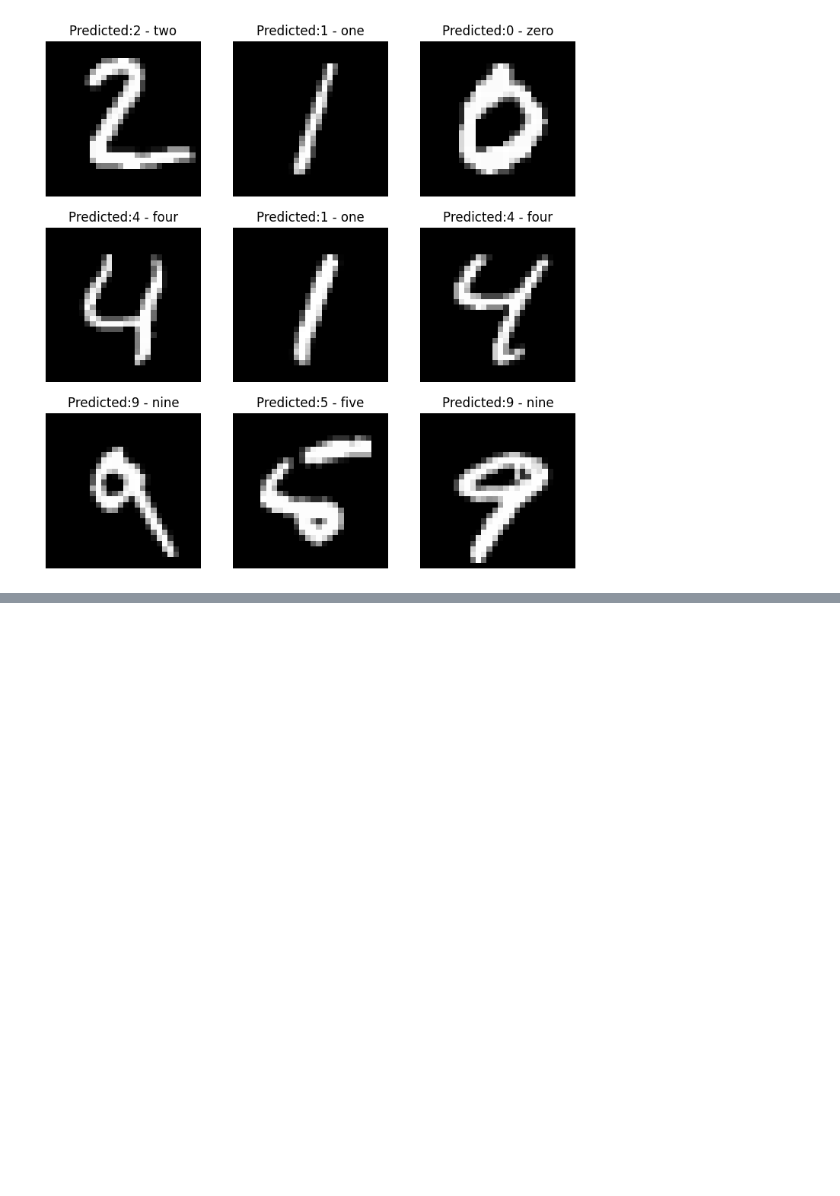
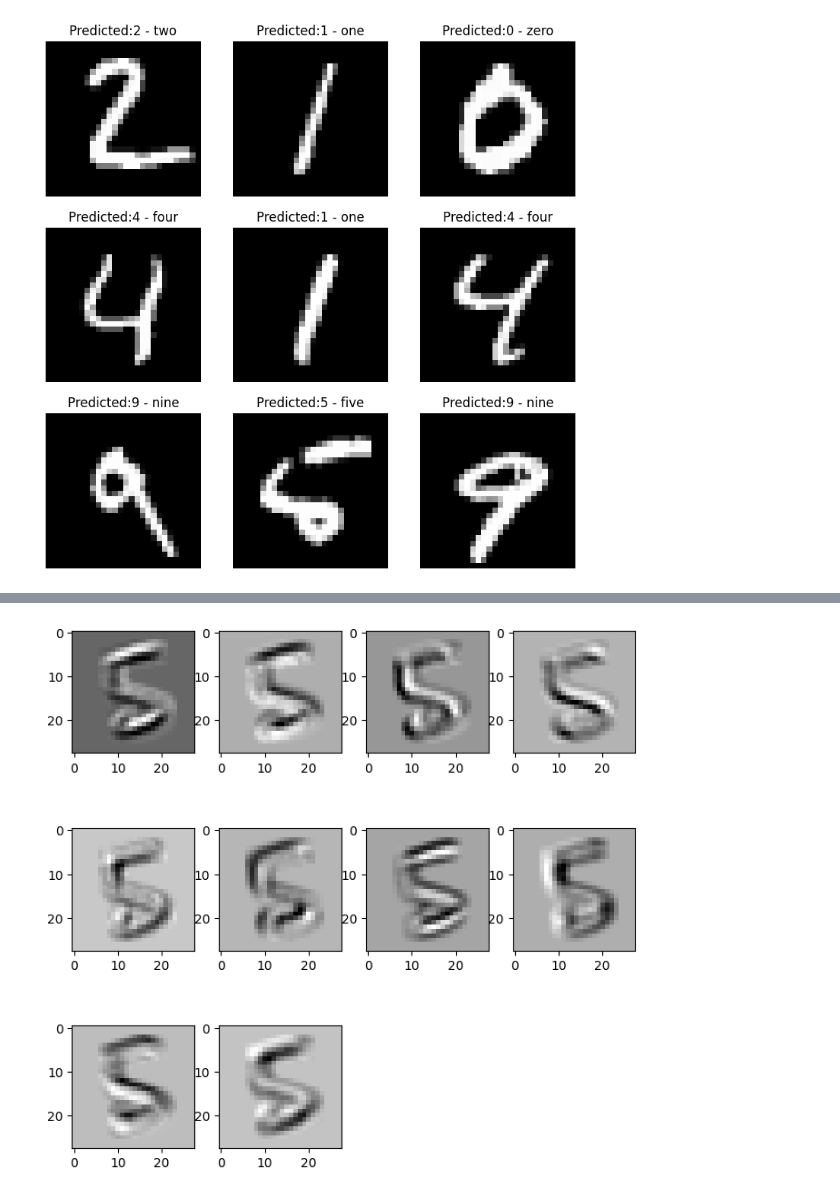
Before and after one commit to DeveloperVishnuVardhan/Project-5-Optical-charecter-recognition, a Jupyter notebook: debugging.ipynb, the cells around one changed output, grey strips where cells are left out. Cells and saved outputs as stored; diff of their text form; code cells hidden in the pictures; blank space fills up the shorter version.

```diff
--- a/debugging.ipynb
+++ b/debugging.ipynb
@@ -275,0 +324,20 @@ for i in range(1, rows * cols + 1):
+# %%
+# Show the effect of the filters.
+import cv2
+from dataloader import create_dataloaders
+train_data, test_data, class_names = create_dataloaders(32)
+
+image, lable = next(iter(train_data))
+image = image[0].numpy()
+
+fig = plt.figure(figsize=(8, 8))
+rows,  cols = 3, 4
+for i in range(len(layer_weights)):
+    kernel = layer_weights[i][0].numpy()
+    filter_img = cv2.filter2D(image[0], -1, kernel)
+    fig.add_subplot(rows, cols, i + 1)
+    plt.imshow(filter_img, cmap='gray')
+
+plt.show()
+# %% [output]
+[figure, added]
```
Also changed, not shown: parts of 3 cells of this notebook, 2 other files.
